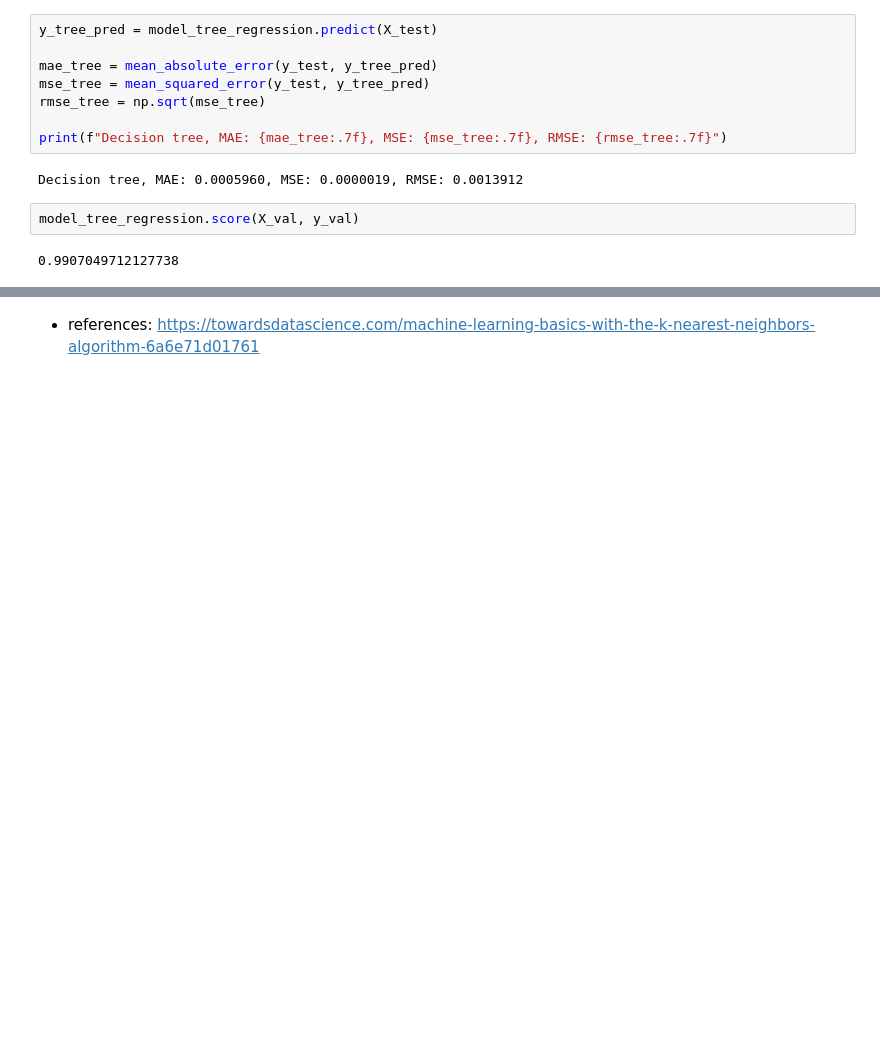
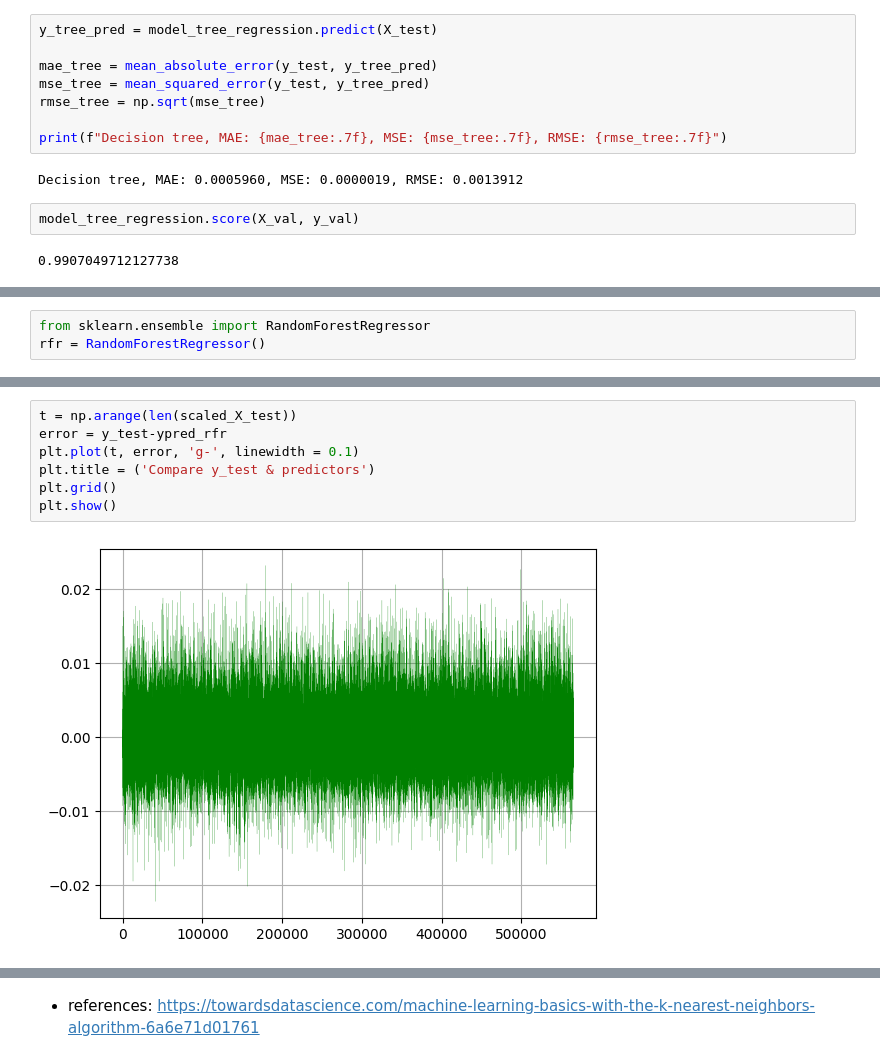
Before and after one commit to cooperhankun/Deep_learning, a Jupyter notebook: project/cetasol_1.ipynb, the cells around one changed output, grey strips where cells are left out. Drawn from its saved outputs; the diff is of its cells as text; blank space fills up the shorter version.

```diff
--- a/project/cetasol_1.ipynb
+++ b/project/cetasol_1.ipynb
@@ -573,0 +585,3 @@ Prediction Decision tree: [0.03415719]
+# %%
+from sklearn.ensemble import RandomForestRegressor
+rfr = RandomForestRegressor()
@@ -573,0 +605,9 @@ Prediction Decision tree: [0.03415719]
+# %%
+t = np.arange(len(scaled_X_test))
+error = y_test-ypred_rfr
+plt.plot(t, error, 'g-', linewidth = 0.1)
+plt.title = ('Compare y_test & predictors')
+plt.grid()
+plt.show()
+# %% [output]
+[figure, added]
```
Also changed, not shown: parts of 15 cells of this notebook.
